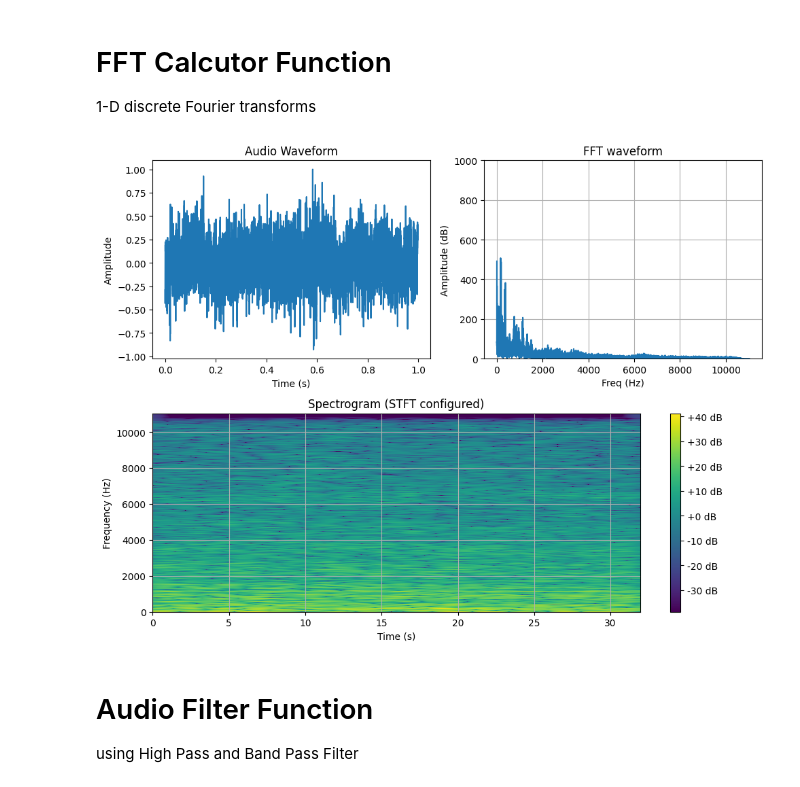
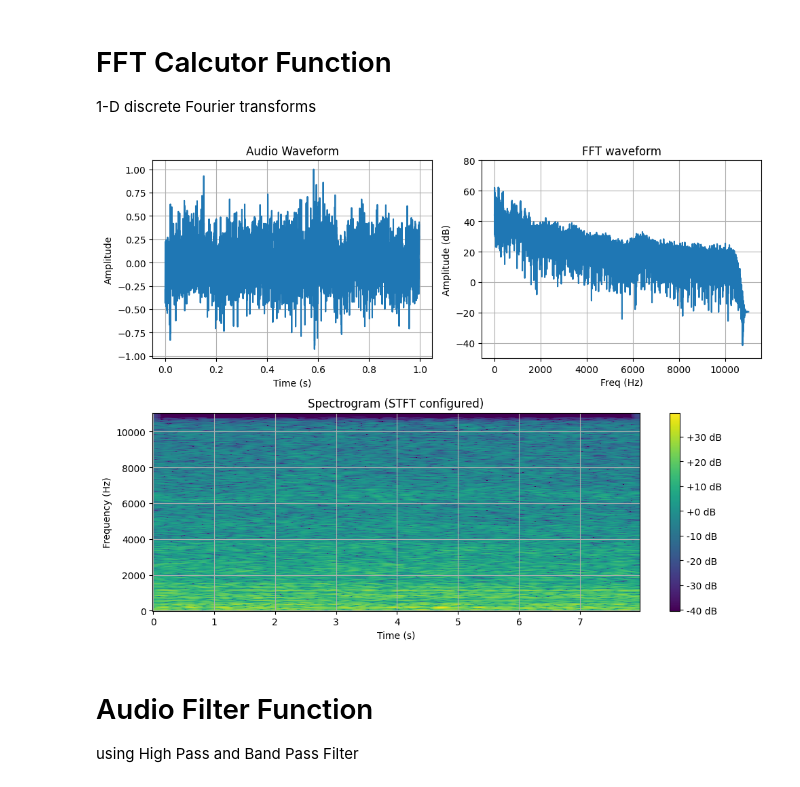
Before and after one commit to PanyaHantula/AcousticDroneDetection, a Jupyter notebook: AudioAnalysis.ipynb, the cells around one changed output. Drawn from its saved outputs; the diff is of its cells as text; code cells hidden in the pictures.

```diff
--- a/AudioAnalysis.ipynb
+++ b/AudioAnalysis.ipynb
@@ -13,13 +14,14 @@ from scipy.signal import lfilter, filtfilt ,freqz, firwin, freqz
 # Load Audio File
 Drone and NoDrone File
 # %%
+LimitIndex = 22000
 # Load the Drone audio file
 audio_file = './dataset/train/Drone/5m-50m-ex6.wav'  # Replace with your audio file path
 #audio_file = './dataset/train/No_Drone/เสียงธรรมชาติ(New_Sound)-ex19.wav'
 #audio_file = './dataset/train/No_Drone/เสียงธรรมชาติ(New_Sound)-ex12.wav'
 y, fs = librosa.load(audio_file)  # , duration=20)
 
-y = y[:22000]
+y = y[:LimitIndex]
 timesDuration = librosa.get_duration(y=y, sr=fs)
 
 # normalize audio
@@ -35,13 +37,9 @@ Audio Duration: 1 seconds
 # Load the NoDrone audio file
 audio_file = './dataset/train/No_Drone/Natural_3_#14-ex11.wav'  # Replace with your audio file path
 y, fs = librosa.load(audio_file)  # , duration=20)
-
-y = y[:22000]
+y = y[:LimitIndex]
 timesDuration = librosa.get_duration(y=y, sr=fs)
 
 # normalize audio
 max_value = np.max(np.abs(y))       # Determine the maximum values
-audio_NoDrone = y/max_value         # Use max_value and normalize sound data to get values between -1 & +1
-
-print(f'Sampling Rate: {fs} Hz')
-print(f'Audio Duration: {timesDuration:.0f} seconds')
+audio_NoDrone = y/max_value           # Use max_value and normalize sound data to get values between -1 & +1
@@ -81,9 +49,9 @@ Calculate Spectrogram by using SFTF method
 # %%
 # Calculate Spectrogram by using SFTF method
 def spectrogram_cal(data):
-    n_fft = 2048       # Length of FFT window
-    hop_length = 16   # Number of samples between frames
-    win_length = 2048  # Length of the window
+    n_fft = 1024       # Length of FFT window
+    hop_length = 64   # Number of samples between frames
+    win_length = 1024  # Length of the window
     window = 'hann'    # Windowing function
 
     # Compute the STFT
@@ -140,49 +108,50 @@ def audioFFT_cal (data,fs):
     x = np.linspace(0.0, N*T, N, endpoint=False)
     yf = fft(data)
     Xf = fftfreq(N, T)[:N//2]
-    FFT_Amplitude = np.abs(yf[0:N//2])
+    FFT_Amplitude = 10*np.log(np.abs(yf[0:N//2]))
+    #20*np.log10(np.abs(h))
     #max_freq = np.argmax(N * np.abs(yf[0:N//2]))
     #print("High Amplitude Frequency :", max_freq)
 
     return Xf,FFT_Amplitude
 # %%
-y = audio_Drone
+y_signal = audio_Drone
 
 plt.figure(figsize=(10, 8))
 
 # ----- Plot Audio Waveform  -----
 plt.subplot(2, 2, 1)
 plt.title(f'Audio Waveform')
-plt.plot(np.linspace(0, len(y) / fs, len(y)), y)
+plt.plot(np.linspace(0, len(y_signal) / fs, len(y_signal)), y_signal)
 plt.xlabel('Time (s)')
 plt.ylabel('Amplitude')
-
+plt.grid()
 # ----- Plot FFT  -----
-xf,yf = audioFFT_cal(y,fs)
+xf,yf = audioFFT_cal(y_signal,fs)
 plt.subplot(2, 2, 2)
 plt.title(f'FFT waveform')
 plt.plot(xf, yf)
 plt.grid()
 plt.xlabel('Freq (Hz)')
 plt.ylabel('Amplitude (dB)')
-plt.ylim(0,1000)
+plt.ylim(-50,80)
 
 # ------- Plot Spectrogram ---------
-spectrogram_db = spectrogram_cal(y)
+spectrogram_db = spectrogram_cal(y_signal)
 plt.subplot(2, 1, 2)
 plt.title(f'Spectrogram')
 librosa.display.specshow(spectrogram_db, sr=fs, x_axis='time', y_axis='linear', cmap='viridis')
 #cmap = 'viridis', 'plasma', 'inferno', 'magma', 'cividis'
 plt.colorbar(format='%+2.0f dB')
 plt.title('Spectrogram (STFT configured)')
 plt.xlabel('Time (s)')
 plt.ylabel('Frequency (Hz)')
 plt.grid()
 
 plt.tight_layout(rect=[0, 0, 1, 0.95])
 plt.show()
 # %% [output]
-[figure, old version]
+[figure, new version]
 # %% [markdown]
 # Audio Filter Function
 using High Pass and Band Pass Filter
```
Also changed, not shown: parts of 17 cells of this notebook, 3 other files.
